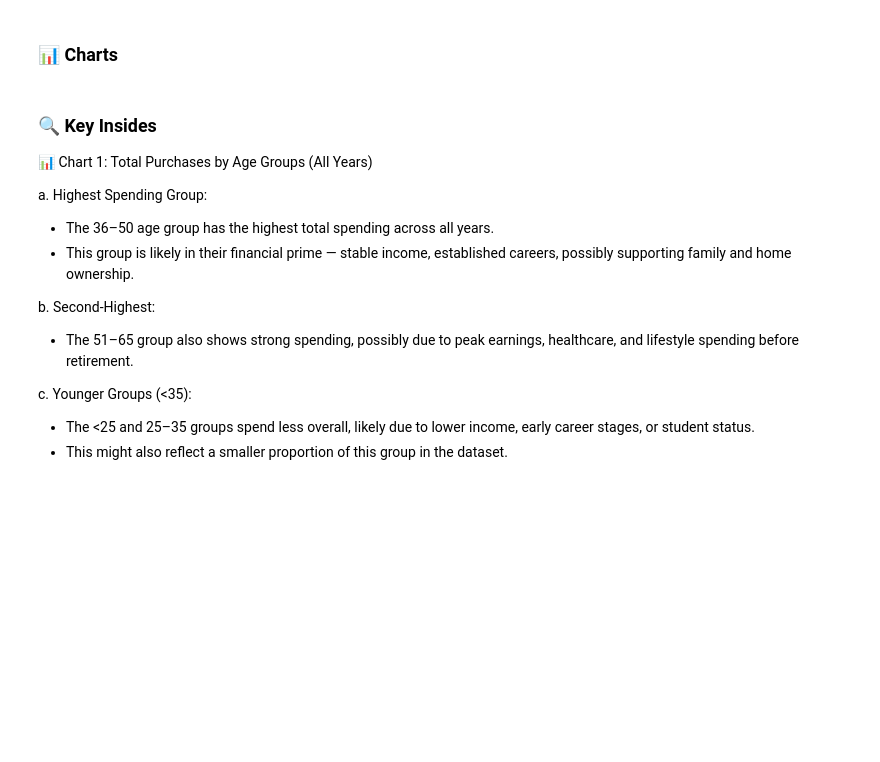
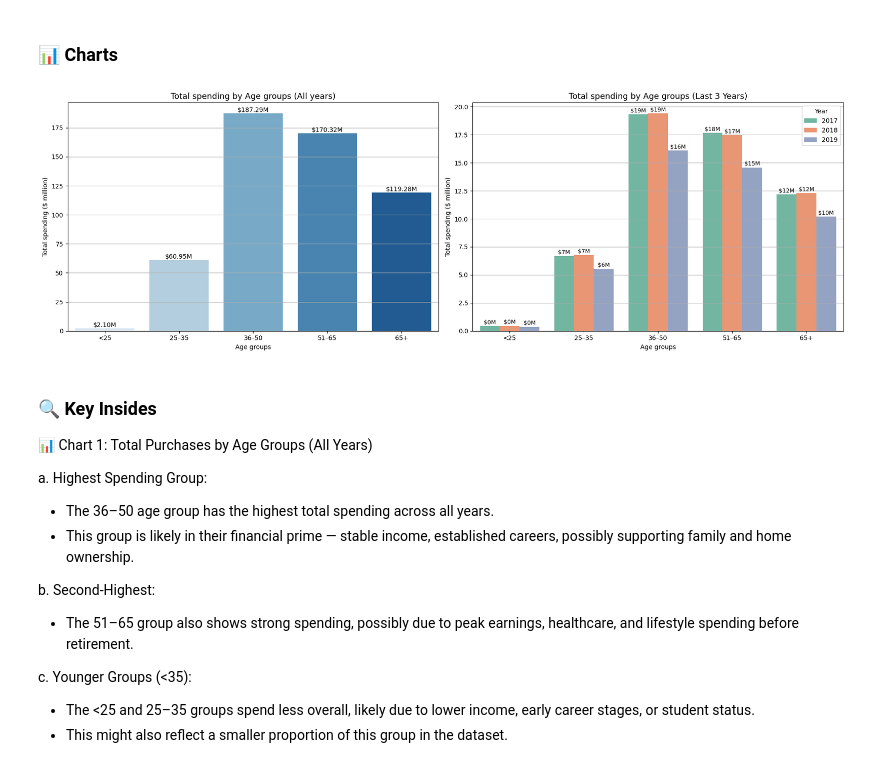
Before and after one commit to TuanTran2025/Final-Project, a Jupyter notebook: Final_Project.ipynb, the cells around one changed output. Drawn from its saved outputs; the diff is of its cells as text; code cells hidden in the pictures; blank space fills up the shorter version.

```diff
--- a/Final_Project.ipynb
+++ b/Final_Project.ipynb
@@ -937,33 +937,42 @@ trans_demo = trans_cleaned.merge(
     users[['client_id', 'current_age', 'gender', 'yearly_income', 'credit_score', 'num_credit_cards']],
     on='client_id', how='left')
 
-# --- Chart 1: Total purchases by age group (all years) ---
-# Create age groups
+# Đảm bảo cột 'date' đúng định dạng datetime
+trans_demo['date'] = pd.to_datetime(trans_demo['date'])
+
+# Tạo nhóm tuổi
 bins = [0, 25, 35, 50, 65, 100]
 labels = ['<25', '25–35', '36–50', '51–65', '65+']
 trans_demo['age_group'] = pd.cut(trans_demo['current_age'], bins=bins, labels=labels)
 
-# Calculate total spending per age group
-age_spending = trans_demo.groupby('age_group')['amount'].sum().sort_index()
+# Chart 1: Tổng chi tiêu theo nhóm tuổi (tất cả năm)
+age_spending = trans_demo.groupby('age_group', observed=True)['amount'].sum().sort_index()
 age_spending_million = age_spending / 1_000_000
 
-# --- Chart 2: Total purchases by age group in the last 3 years ---
-trans_demo['year'] = pd.to_datetime(trans_demo['date']).dt.year
+# Chart 2: Tổng chi tiêu theo nhóm tuổi trong 3 năm gần nhất
+trans_demo['year'] = trans_demo['date'].dt.year
 latest_3_years = sorted(trans_demo['year'].dropna().unique())[-3:]
 filtered_data = trans_demo[trans_demo['year'].isin(latest_3_years)]
 
 age_year_spending = (
-    filtered_data.groupby(['year', 'age_group'])['amount']
+    filtered_data.groupby(['year', 'age_group'], observed=True)['amount']
     .sum()
     .reset_index()
 )
 age_year_spending['amount_million'] = age_year_spending['amount'] / 1_000_000
 
-# --- Plotting ---
+# Plotting
 fig, (ax1, ax2) = plt.subplots(1, 2, figsize=(18, 6))
 
-# Chart 1: Total purchases by age group (all data)
-sns.barplot(x=age_spending_million.index, y=age_spending_million.values, palette='Blues', ax=ax1)
+# Chart 1
+sns.barplot(
+    x=age_spending_million.index,
+    y=age_spending_million.values,
+    ax=ax1,
+    hue=age_spending_million.index,   # Fix for future seaborn versions
+    palette='Blues',
+    legend=False
+)
 for i, v in enumerate(age_spending_million.values):
     ax1.text(i, v + 0.1, f"${v:.2f}M", ha='center', va='bottom', fontsize=10)
 ax1.set_title("Total spending by Age groups (All years)", fontsize=13)
@@ -971,35 +980,37 @@ ax1.set_ylabel("Total spending ($ million)")
 ax1.set_xlabel("Age groups")
 ax1.grid(True, axis='y')
 
-# Chart 2: Total purchases by age group in last 3 years
+# Chart 2
 sns.barplot(
     data=age_year_spending,
     x='age_group',
     y='amount_million',
     hue='year',
     palette='Set2',
     ax=ax2
 )
 for container in ax2.containers:
     for bar in container:
         height = bar.get_height()
         if height > 0:
             ax2.text(
                 bar.get_x() + bar.get_width() / 2,
                 height + 0.05,
                 f"${height:.0f}M",
                 ha='center',
                 va='bottom',
                 fontsize=9
             )
 ax2.set_title("Total spending by Age groups (Last 3 Years)", fontsize=13)
 ax2.set_xlabel("Age groups")
 ax2.set_ylabel("Total spending ($ million)")
 ax2.legend(title="Year")
 ax2.grid(axis='y')
 
 plt.tight_layout()
 plt.show()
+# %% [output]
+[figure, added]
 # %% [markdown]
 ### 🔍 Key Insides
 
```
Also changed, not shown: parts of 34 cells of this notebook.
